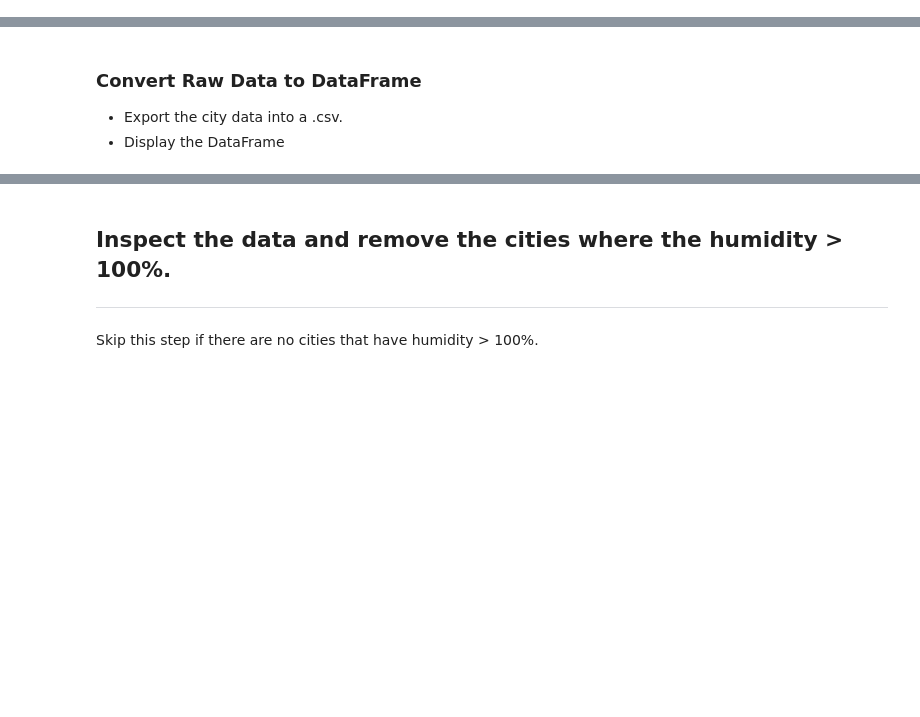
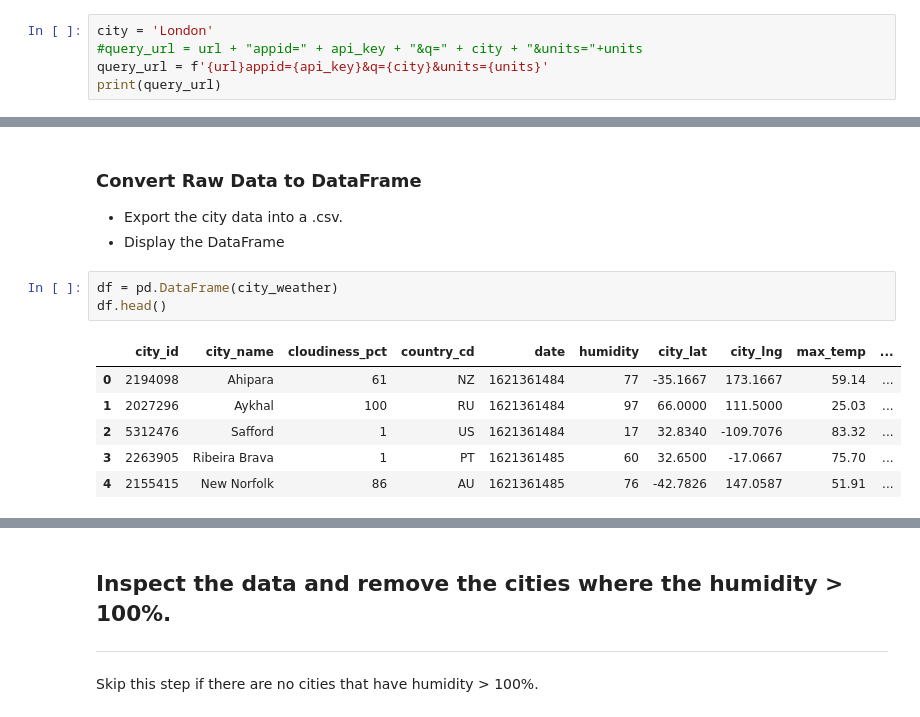
Before and after one commit to d4t4Guy/API-practice, a Jupyter notebook: WeatherPy/WeatherPy.ipynb, the cells around one changed output, grey strips where cells are left out. Drawn from its saved outputs; the diff is of its cells as text; blank space fills up the shorter version.

```diff
--- a/WeatherPy/WeatherPy.ipynb
+++ b/WeatherPy/WeatherPy.ipynb
@@ -51,0 +61,5 @@ len(cities)
+# %%
+city = 'London'
+#query_url = url + "appid=" + api_key + "&q=" + city + "&units="+units
+query_url = f'{url}appid={api_key}&q={city}&units={units}'
+print(query_url)
@@ -57,3 +148,13 @@ len(cities)
 ### Convert Raw Data to DataFrame
 * Export the city data into a .csv.
 * Display the DataFrame
+# %%
+df = pd.DataFrame(city_weather)
+df.head()
+# %% [output]
+|  | city_id | city_name | cloudiness_pct | country_cd | date | humidity | city_lat | city_lng | max_temp | ... |
+| 0 | 2194098 | Ahipara | 61 | NZ | 1621361484 | 77 | -35.1667 | 173.1667 | 59.14 | ... |
+| 1 | 2027296 | Aykhal | 100 | RU | 1621361484 | 97 | 66.0000 | 111.5000 | 25.03 | ... |
+| 2 | 5312476 | Safford | 1 | US | 1621361484 | 17 | 32.8340 | -109.7076 | 83.32 | ... |
+| 3 | 2263905 | Ribeira Brava | 1 | PT | 1621361485 | 60 | 32.6500 | -17.0667 | 75.70 | ... |
+| 4 | 2155415 | New Norfolk | 86 | AU | 1621361485 | 76 | -42.7826 | 147.0587 | 51.91 | ... |
```
Also changed, not shown: parts of 12 cells of this notebook, 6 other files.
